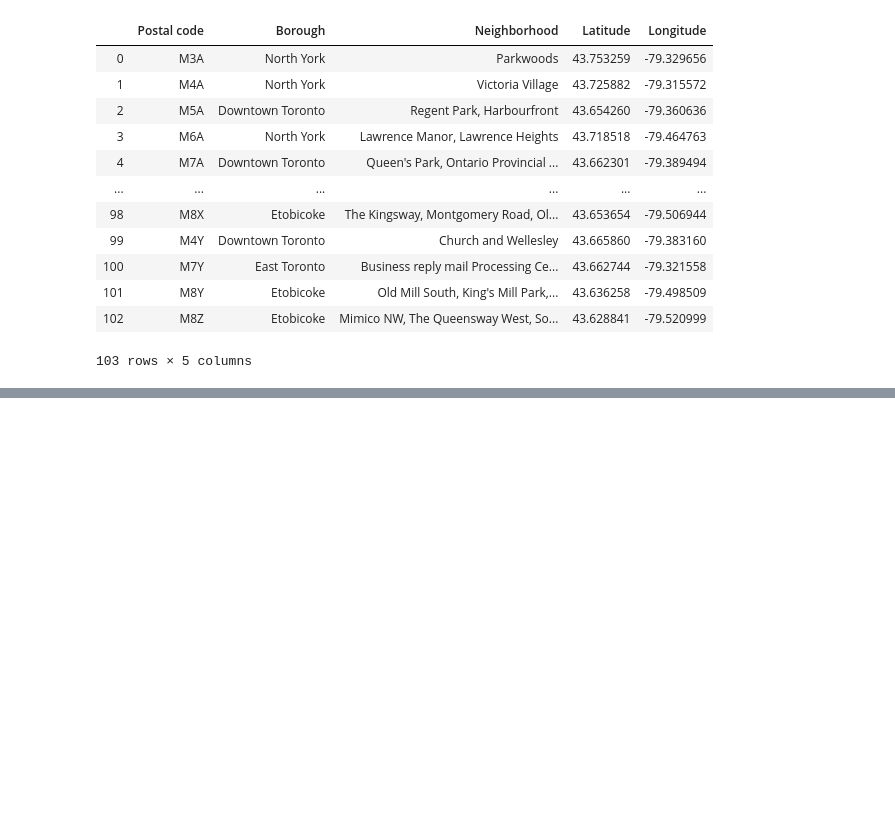
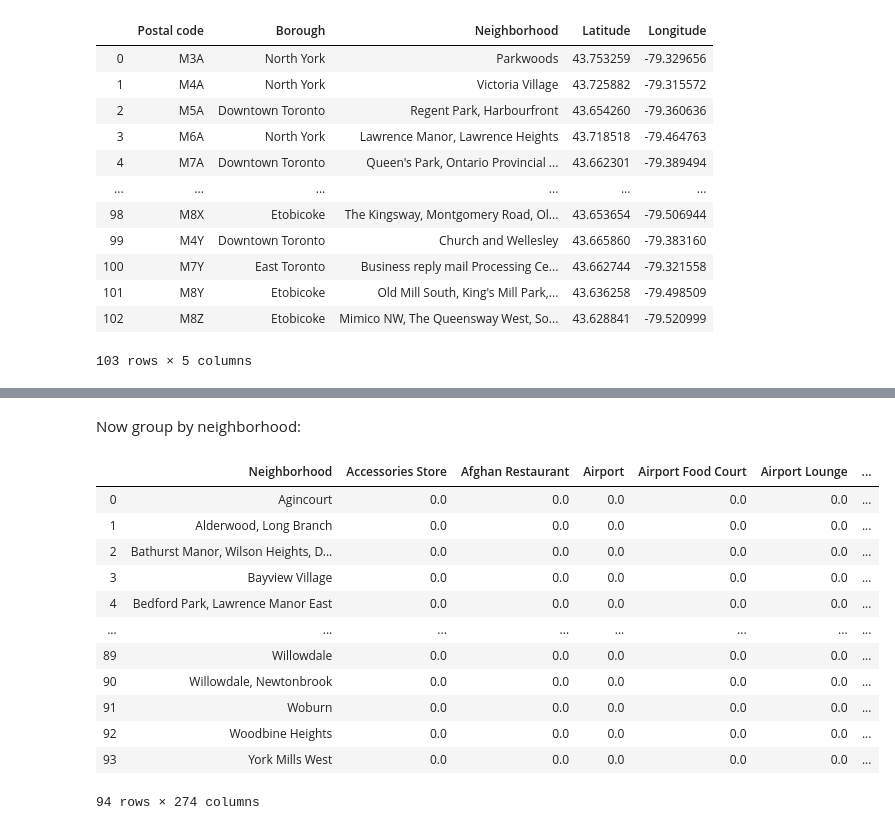
Before and after one commit to physinet/Coursera-IBM-Data-Science, a Jupyter notebook: Toronto Neighborhoods.ipynb, the cells around one changed output, grey strips where cells are left out. Cells and saved outputs as stored; diff of their text form; code cells hidden in the pictures; blank space fills up the shorter version.

Commit message:
Start processing venue information
Get venue categories, do onehot encoding, and group by neighborhood.

```diff
--- a/Toronto Neighborhoods.ipynb
+++ b/Toronto Neighborhoods.ipynb
@@ -89,0 +109,16 @@ df
+# %%
+map_toronto = folium.Map(location=[latitude, longitude], zoom_start=10)
+
+for lat, lng, borough, neigh in zip(df['Latitude'], df['Longitude'], df['Borough'], df['Neighborhood']):
+    label = '{} / {}'.format(neigh, borough)
+    label = folium.Popup(label, parse_html=True)
+    folium.CircleMarker(
+        [lat, lng],
+        radius=5,
+        popup=label,
+        color='black',
+        fill=True,
+        fill_color='red',
+        fill_opacity=0.2,
+        parse_html=False).add_to(map_toronto)
+map_toronto
@@ -89,0 +129,5 @@ df
+# %%
+CLIENT_ID = 'ESQILQUJ45MEFP5CYAUTQAPRNT1YA22FASZDU0VCI5VIE2EP'
+CLIENT_SECRET = 'MZIKSDQUL4OHRIPALRKSUQSKUMMVKM2PCGAMGJPWKJ3G0MBZ'
+VERSION = '20180605' # Foursquare API version
+LIMIT = 100
@@ -89,0 +173,5 @@ df
+# %%
+venues = get_nearby(names=df['Neighborhood'],
+                    lats=df['Latitude'],
+                    lngs=df['Longitude']
+                                  )
@@ -89,0 +189,5 @@ df
+# %%
+venues_onehot = pd.get_dummies(venues[['Venue Category']], prefix="", prefix_sep="")
+venues_onehot.drop(columns=['Neighborhood'], inplace=True)
+venues_onehot.insert(0, 'Neighborhood', venues['Neighborhood'])
+venues_onehot.head()
@@ -89,0 +202,19 @@ df
+# %% [markdown]
+Now group by neighborhood:
+# %%
+venues_grouped = venues_onehot.groupby('Neighborhood').mean().reset_index()
+venues_grouped
+# %% [output]
+|  | Neighborhood | Accessories Store | Afghan Restaurant | Airport | Airport Food Court | Airport Lounge | ... |
+| 0 | Agincourt | 0.0 | 0.0 | 0.0 | 0.0 | 0.0 | ... |
+| 1 | Alderwood, Long Branch | 0.0 | 0.0 | 0.0 | 0.0 | 0.0 | ... |
+| 2 | Bathurst Manor, Wilson Heights, D... | 0.0 | 0.0 | 0.0 | 0.0 | 0.0 | ... |
+| 3 | Bayview Village | 0.0 | 0.0 | 0.0 | 0.0 | 0.0 | ... |
+| 4 | Bedford Park, Lawrence Manor East | 0.0 | 0.0 | 0.0 | 0.0 | 0.0 | ... |
+| ... | ... | ... | ... | ... | ... | ... | ... |
+| 89 | Willowdale | 0.0 | 0.0 | 0.0 | 0.0 | 0.0 | ... |
+| 90 | Willowdale, Newtonbrook | 0.0 | 0.0 | 0.0 | 0.0 | 0.0 | ... |
+| 91 | Woburn | 0.0 | 0.0 | 0.0 | 0.0 | 0.0 | ... |
+| 92 | Woodbine Heights | 0.0 | 0.0 | 0.0 | 0.0 | 0.0 | ... |
+| 93 | York Mills West | 0.0 | 0.0 | 0.0 | 0.0 | 0.0 | ... |
+94 rows × 274 columns
```
Also changed, not shown: parts of 13 cells of this notebook.
